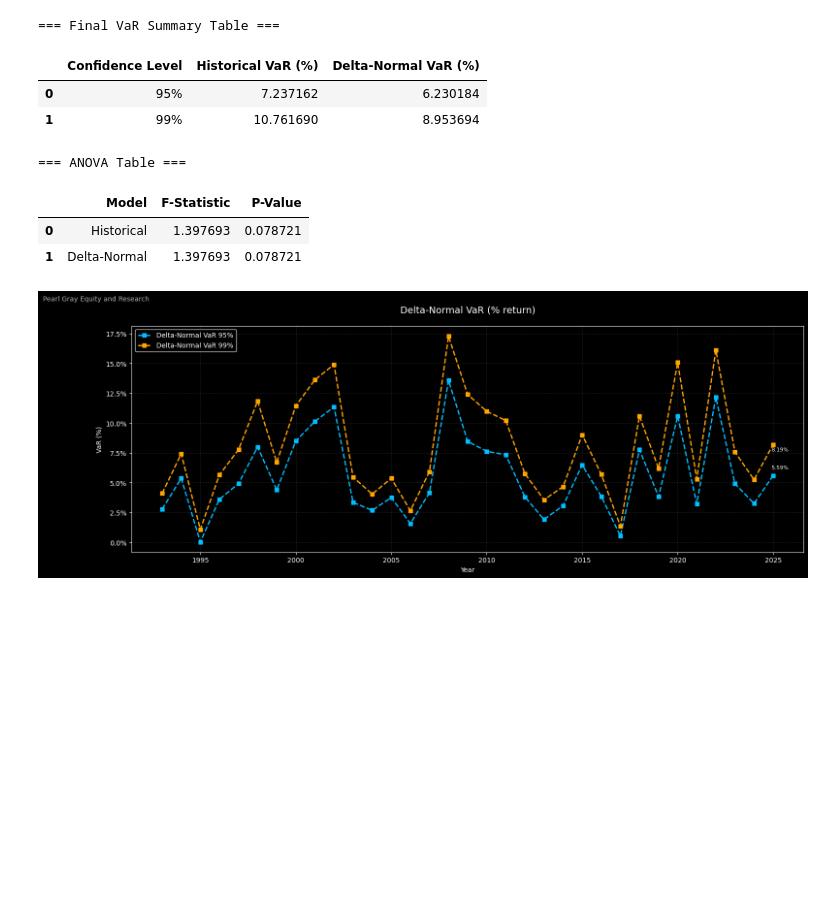
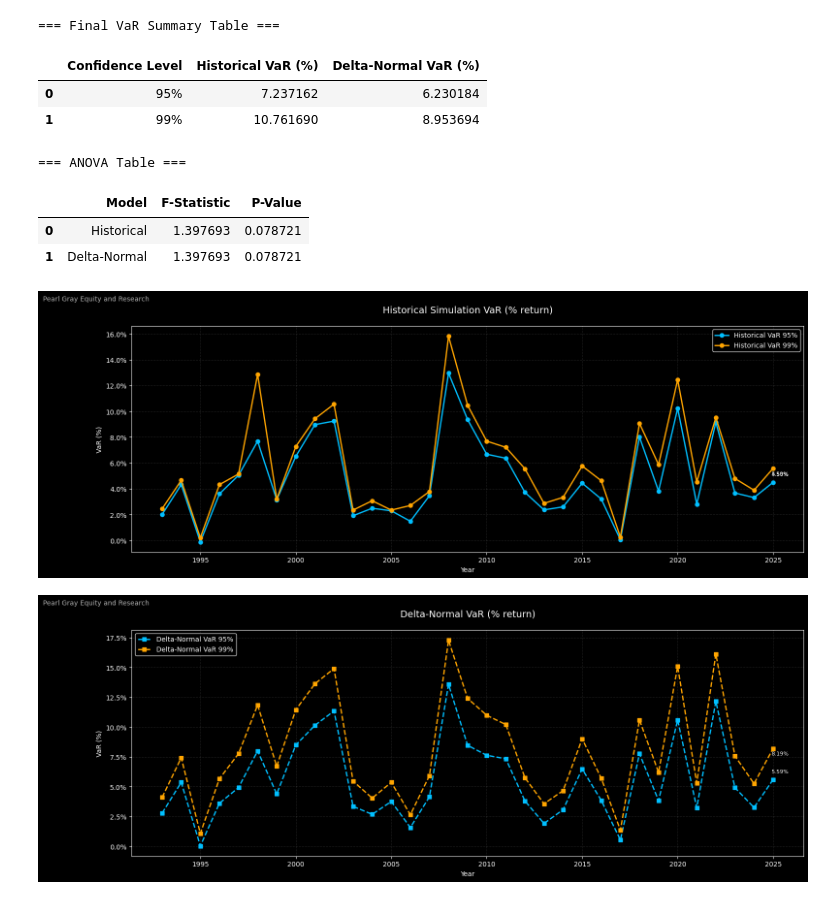
Before and after one commit to YieldShock13/test-edv, a Jupyter notebook: Untitled33.ipynb, the cells around one changed output. Cells and saved outputs as stored; diff of their text form; code cells hidden in the pictures; blank space fills up the shorter version.

```diff
--- a/Untitled33.ipynb
+++ b/Untitled33.ipynb
@@ -65,6 +65,34 @@ display(summary_df)
 print("\n=== ANOVA Table ===")
 display(anova_df)
 
+# === 5. Plot: Historical VaR ===
+plt.figure(figsize=(16, 6), facecolor='black')
+ax = plt.gca()
+ax.set_facecolor('black')
+
+plt.plot(years, hist_95, label="Historical VaR 95%", marker='o', color='deepskyblue', linewidth=2)
+plt.plot(years, hist_99, label="Historical VaR 99%", marker='o', color='orange', linewidth=2)
+
+# Label only final year
+plt.annotate(f"{hist_95[-1]:.2f}%", (years[-1], hist_95[-1]),
+             textcoords="offset points", xytext=(10, 10), ha='center', color='white', fontsize=8)
+plt.annotate(f"{hist_99[-1]:.2f}%", (years[-1], hist_99[-1]),
+             textcoords="offset points", xytext=(10, -10), ha='center', color='white', fontsize=8)
+
+plt.title("Historical Simulation VaR (% return)", fontsize=14, color='white', pad=20)
+plt.xlabel("Year", color='white')
+plt.ylabel("VaR (%)", color='white')
+plt.xticks(color='white')
+plt.yticks(color='white')
+plt.grid(True, linestyle='dotted', color='gray', alpha=0.5)
+plt.legend(facecolor='black', edgecolor='white', labelcolor='white', fontsize=10)
+plt.text(0.01, 0.98, 'Pearl Gray Equity and Research',
+         transform=plt.gcf().transFigure,
+         fontsize=10, color='white', alpha=0.7, ha='left', va='top')
+plt.gca().yaxis.set_major_formatter(mtick.PercentFormatter())
+plt.tight_layout()
+plt.show()
+
 # === 6. Plot: Delta-Normal VaR ===
 plt.figure(figsize=(16, 6), facecolor='black')
 ax = plt.gca()
@@ -74,31 +102,32 @@ plt.plot(years, delta_95, label="Delta-Normal VaR 95%", marker='s', linestyle='-
 plt.plot(years, delta_99, label="Delta-Normal VaR 99%", marker='s', linestyle='--', color='orange', linewidth=2)
 
 # Label only final year
 plt.annotate(f"{delta_95[-1]:.2f}%", (years[-1], delta_95[-1]),
              textcoords="offset points", xytext=(10, 10), ha='center', color='white', fontsize=8)
 plt.annotate(f"{delta_99[-1]:.2f}%", (years[-1], delta_99[-1]),
              textcoords="offset points", xytext=(10, -10), ha='center', color='white', fontsize=8)
 
 plt.title("Delta-Normal VaR (% return)", fontsize=14, color='white', pad=20)
 plt.xlabel("Year", color='white')
 plt.ylabel("VaR (%)", color='white')
 plt.xticks(color='white')
 plt.yticks(color='white')
 plt.grid(True, linestyle='dotted', color='gray', alpha=0.5)
 plt.legend(facecolor='black', edgecolor='white', labelcolor='white', fontsize=10)
 plt.text(0.01, 0.98, 'Pearl Gray Equity and Research',
          transform=plt.gcf().transFigure,
          fontsize=10, color='white', alpha=0.7, ha='left', va='top')
 plt.gca().yaxis.set_major_formatter(mtick.PercentFormatter())
 plt.tight_layout()
 plt.show()
 # %% [output]
 === Final VaR Summary Table ===
 |  | Confidence Level | Historical VaR (%) | Delta-Normal VaR (%) |
 | 0 | 95% | 7.237162 | 6.230184 |
 | 1 | 99% | 10.761690 | 8.953694 |
 === ANOVA Table ===
 |  | Model | F-Statistic | P-Value |
 | 0 | Historical | 1.397693 | 0.078721 |
 | 1 | Delta-Normal | 1.397693 | 0.078721 |
-[figure, old version]
+[figure, new version]
+[figure, added]
```
